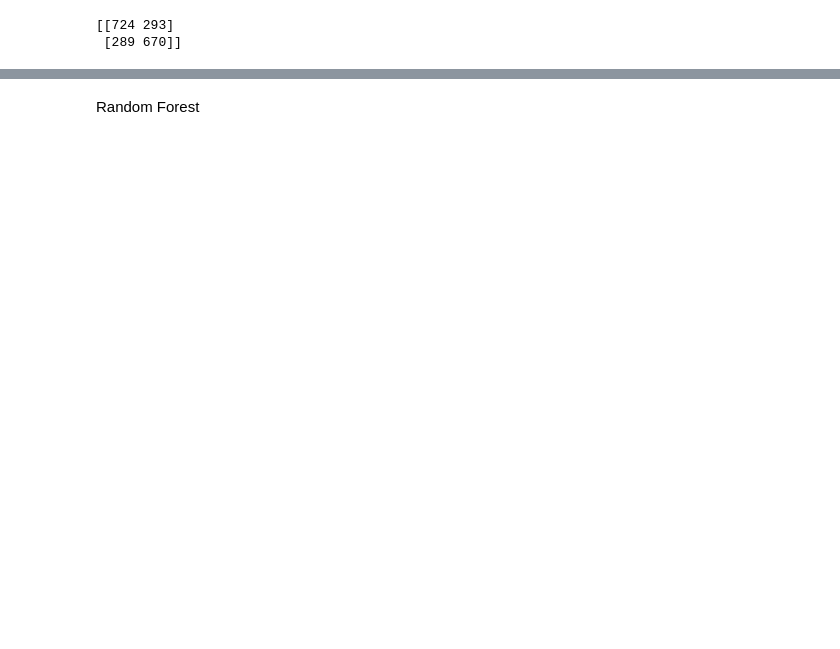
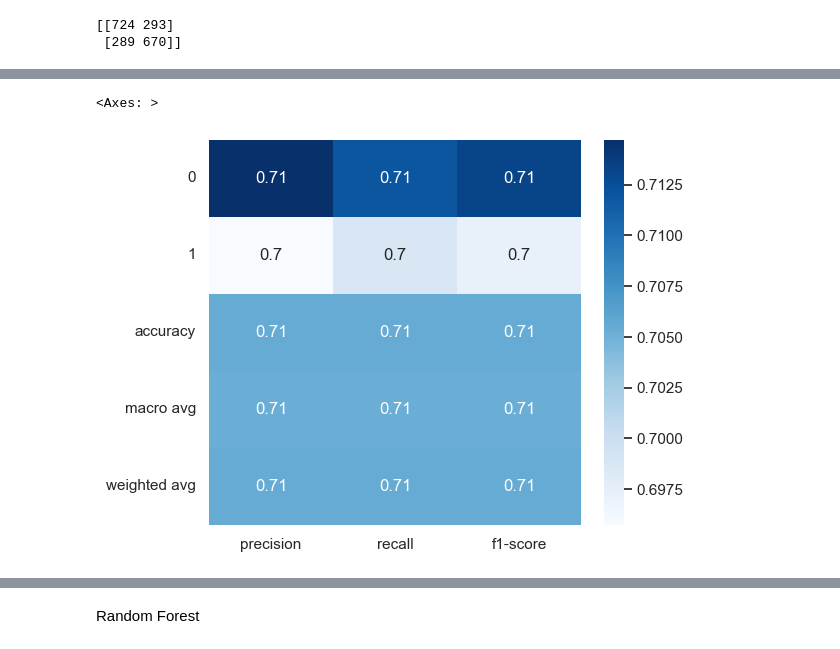
Before and after one commit to nascent14/League-of-Legends-Diamond-Ranked-Games-Prediction, a Jupyter notebook: league.ipynb, the cells around one changed output, grey strips where cells are left out. Drawn from its saved outputs; the diff is of its cells as text; code cells hidden in the pictures; blank space fills up the shorter version.

```diff
--- a/league.ipynb
+++ b/league.ipynb
@@ -393,0 +426,9 @@ Accuracy score using the Extreme Gradient Boosting Model:  70.54655870445345 %
+# %%
+#printing classification report for Extreme Gradient Boosting Model
+from sklearn.metrics import classification_report
+
+XGBmodel = XGBClassifier()
+XGBmodel_pred = XGBmodel.fit(X_train, y_train).predict(X_test)
+target_names = ['Blue Loses', 'Blue Wins']
+
+print(classification_report(y_test, XGBmodel_pred, target_names=target_names))
@@ -393,0 +444,7 @@ Accuracy score using the Extreme Gradient Boosting Model:  70.54655870445345 %
+# %%
+clf_report=classification_report(y_test, XGBmodel_pred, output_dict=True)
+plt.figure(figsize=(6, 5))
+sns.heatmap(pd.DataFrame(clf_report).iloc[:-1, :].T, annot=True,  cmap="Blues")
+# %% [output]
+<Axes: >
+[figure, added]
```
Also changed, not shown: parts of 31 cells of this notebook.
